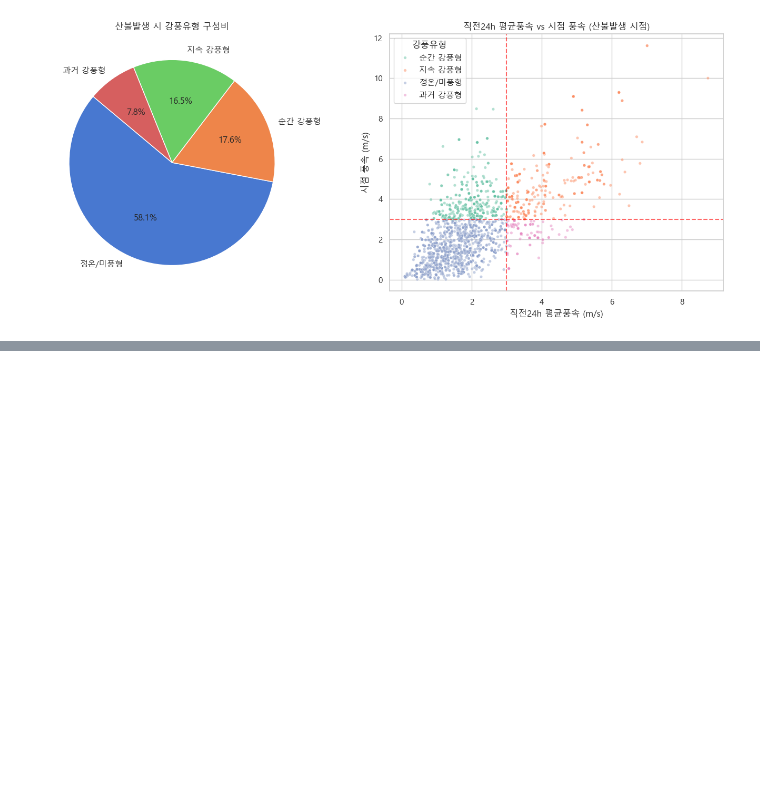
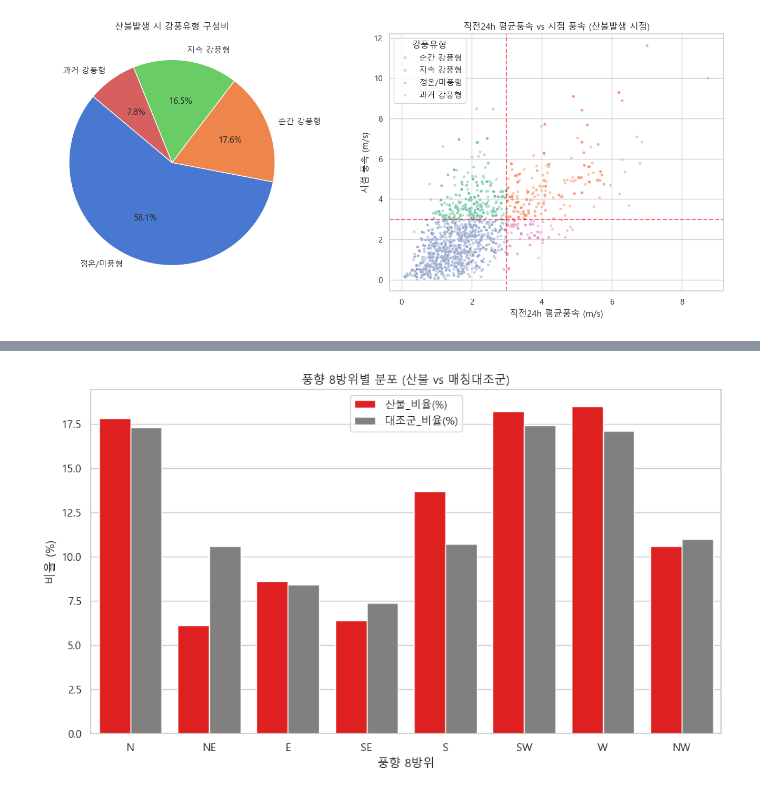
Before and after one commit to Max-JI64/farm-system-public-02, a Jupyter notebook: jsw/강원_재_EDA/Step3_산불발생_선행기상및국지임계치_심화분석.ipynb, the cells around one changed output, grey strips where cells are left out. Drawn from its saved outputs; the diff is of its cells as text; code cells hidden in the pictures; blank space fills up the shorter version.

```diff
--- a/jsw/강원_재_EDA/Step3_산불발생_선행기상및국지임계치_심화분석.ipynb
+++ b/jsw/강원_재_EDA/Step3_산불발생_선행기상및국지임계치_심화분석.ipynb
@@ -584,0 +588,96 @@ plt.show()
+# %%
+
+import pandas as pd
+import numpy as np
+from scipy.stats import chi2_contingency
+from statsmodels.stats.multitest import fdrcorrection
+
+def get_8_direction(deg):
+    if pd.isna(deg):
+        return np.nan
+    val = deg % 360
+    if (val >= 337.5) or (val < 22.5): return 'N'
+    elif val < 67.5: return 'NE'
+    elif val < 112.5: return 'E'
+    elif val < 157.5: return 'SE'
+    elif val < 202.5: return 'S'
+    elif val < 247.5: return 'SW'
+    elif val < 292.5: return 'W'
+    else: return 'NW'
+
+# Get fire directions. Use fire_weather or fire_matched.
+# hourly_weather is available in the environment.
+# Since fire_matched has '기상셀ID' and '기준시각', we can use it.
+if '기준시각' in fire_matched.columns:
+    time_col = '기준시각'
+else:
+    time_col = '발생일시'
+
+fire_dirs = fire_matched[['fire_id', '기상셀ID', time_col]].rename(columns={time_col: '일시'})
+fire_dirs = fire_dirs.merge(hourly_weather[['기상셀ID', '일시', '시점_풍향_deg', '서풍계열_여부']], on=['기상셀ID', '일시'], how='inner')
+fire_dirs['풍향8방위'] = fire_dirs['시점_풍향_deg'].apply(get_8_direction)
+fire_dirs['집단'] = '산불'
+
+control_dirs = matched_df[['fire_id', '대조_기상셀ID', '대조_일시']].rename(columns={'대조_기상셀ID': '기상셀ID', '대조_일시': '일시'})
+control_dirs = control_dirs.merge(hourly_weather[['기상셀ID', '일시', '시점_풍향_deg', '서풍계열_여부']], on=['기상셀ID', '일시'], how='inner')
+control_dirs['풍향8방위'] = control_dirs['시점_풍향_deg'].apply(get_8_direction)
+control_dirs['집단'] = '대조군'
+
+dir_df = pd.concat([fire_dirs, control_dirs], ignore_index=True)
+
+# 1. 8방위 비교 교차표
+dir_crosstab = pd.crosstab(dir_df['풍향8방위'], dir_df['집단'])
+dir_crosstab['산불_비율(%)'] = (dir_crosstab['산불'] / dir_crosstab['산불'].sum() * 100).round(1)
+dir_crosstab['대조군_비율(%)'] = (dir_crosstab['대조군'] / dir_crosstab['대조군'].sum() * 100).round(1)
+
+chi2, p_val, dof, expected = chi2_contingency(pd.crosstab(dir_df['풍향8방위'], dir_df['집단']))
+print(f"8방위 분포 차이 카이제곱 검정: p-value = {p_val:.4e}")
+
+# 2. 서풍계열 비교 교차표
+west_crosstab = pd.crosstab(dir_df['서풍계열_여부'], dir_df['집단'])
+west_crosstab['산불_비율(%)'] = (west_crosstab['산불'] / west_crosstab['산불'].sum() * 100).round(1)
+west_crosstab['대조군_비율(%)'] = (west_crosstab['대조군'] / west_crosstab['대조군'].sum() * 100).round(1)
+
+chi2_w, p_val_w, dof_w, expected_w = chi2_contingency(pd.crosstab(dir_df['서풍계열_여부'], dir_df['집단']))
+print(f"서풍계열 분포 차이 카이제곱 검정: p-value = {p_val_w:.4e}")
+
+# FDR
+p_vals = [p_val, p_val_w]
+_, fdr_p = fdrcorrection(p_vals)
+print(f"FDR 보정 p-value: 8방위={fdr_p[0]:.4e}, 서풍계열={fdr_p[1]:.4e}")
+
+dir_crosstab.reset_index().to_csv('outputs/Step3/tables/S3-05_wind_direction_tests.csv', index=False, encoding='utf-8-sig')
+west_crosstab.reset_index().to_csv('outputs/Step3/tables/S3-05_west_wind_tests.csv', index=False, encoding='utf-8-sig')
+
+display(dir_crosstab)
+display(west_crosstab)
+
+import matplotlib.pyplot as plt
+import seaborn as sns
+
+plt.figure(figsize=(10, 6))
+plot_df = dir_crosstab[['산불_비율(%)', '대조군_비율(%)']].reset_index()
+plot_df = plot_df.melt(id_vars='풍향8방위', value_vars=['산불_비율(%)', '대조군_비율(%)'], var_name='집단', value_name='비율(%)')
+order = ['N', 'NE', 'E', 'SE', 'S', 'SW', 'W', 'NW']
+sns.barplot(data=plot_df, x='풍향8방위', y='비율(%)', hue='집단', order=order, palette={'산불_비율(%)':'red', '대조군_비율(%)':'gray'})
+plt.title('풍향 8방위별 분포 (산불 vs 매칭대조군)')
+plt.ylabel('비율 (%)')
+plt.xlabel('풍향 8방위')
+plt.legend()
+plt.tight_layout()
+plt.savefig('outputs/Step3/plots/S3-05_wind_direction_barplot.png', dpi=150)
+plt.show()
+
+plt.figure(figsize=(6, 5))
+west_plot = west_crosstab[['산불_비율(%)', '대조군_비율(%)']].reset_index()
+west_plot['서풍계열'] = west_plot['서풍계열_여부'].map({0:'비서풍', 1:'서풍계열'})
+west_plot = west_plot.melt(id_vars='서풍계열', value_vars=['산불_비율(%)', '대조군_비율(%)'], var_name='집단', value_name='비율(%)')
+sns.barplot(data=west_plot, x='서풍계열', y='비율(%)', hue='집단', palette={'산불_비율(%)':'red', '대조군_비율(%)':'gray'})
+plt.title('서풍계열 비율 (산불 vs 매칭대조군)')
+plt.ylabel('비율 (%)')
+plt.xlabel('서풍계열 여부')
+plt.legend()
+plt.tight_layout()
+plt.savefig('outputs/Step3/plots/S3-05_west_wind_barplot.png', dpi=150)
+plt.show()
+# %% [output]
@@ -584,0 +701 @@ plt.show()
+[figure, added]
```
Also changed, not shown: parts of 2 cells of this notebook, 5 other files.
